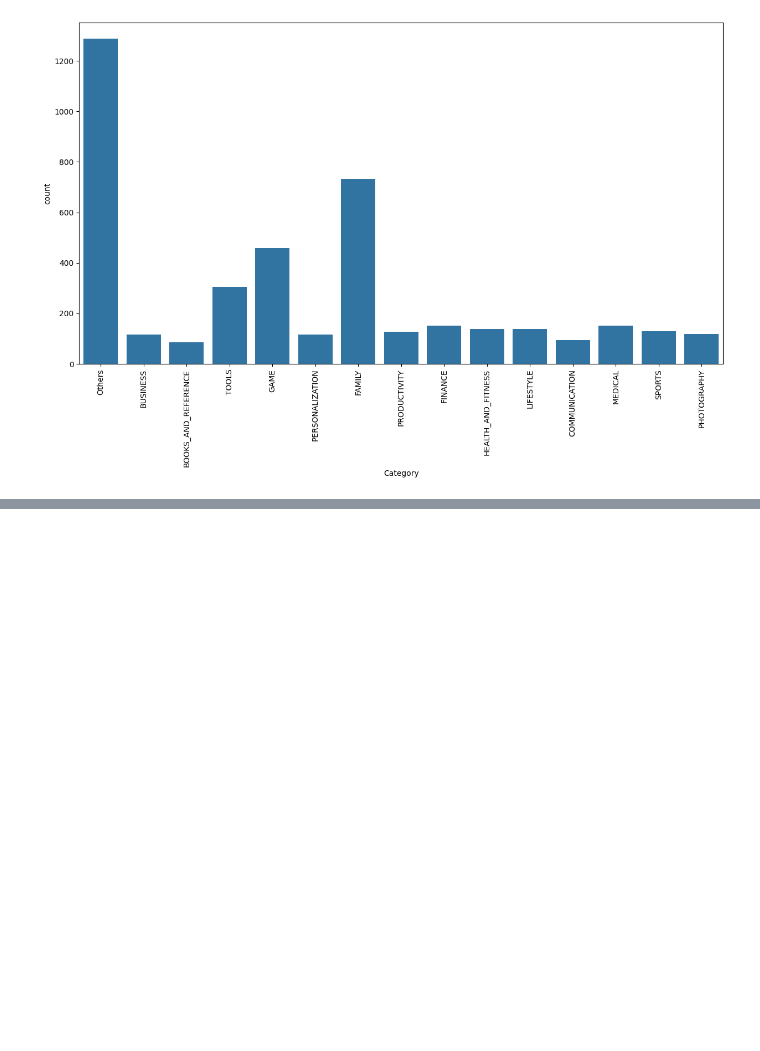
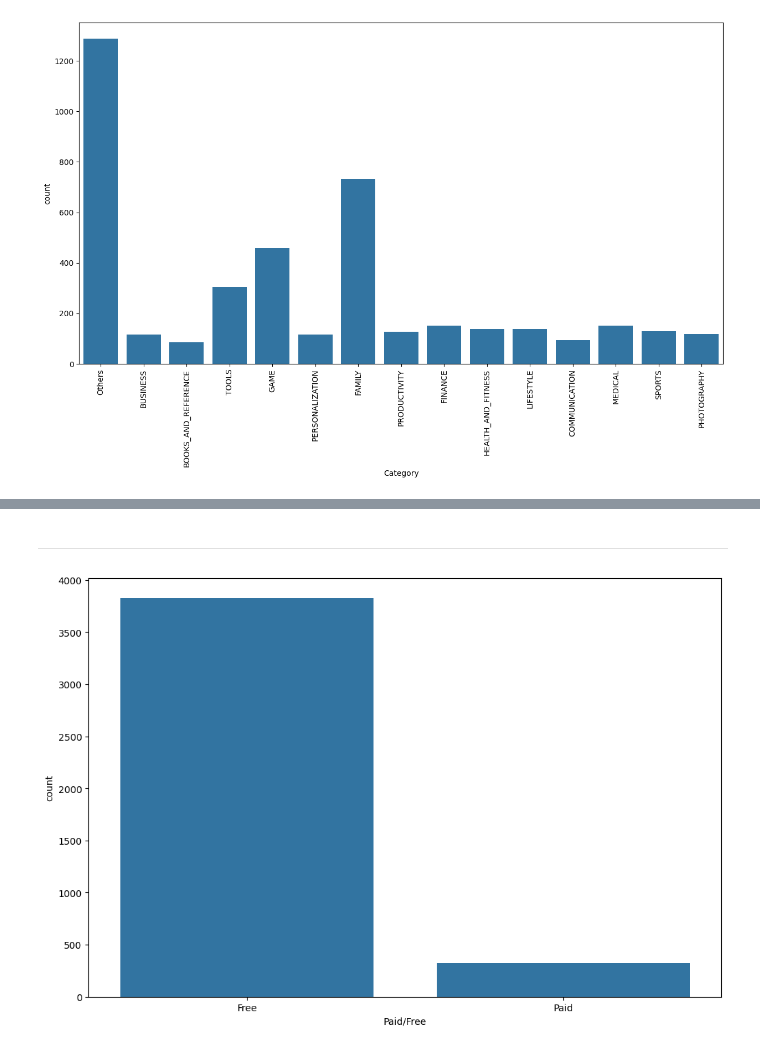
Before and after one commit to HunterKane/University-of-Texas-AI-ML-Projects-, a Jupyter notebook: Practice 1 Google Play Store Case Study - EDA Analysis/Google_Play_Store_Case_Study.ipynb, the cells around one changed output, grey strips where cells are left out. Cells and saved outputs as stored; diff of their text form; code cells hidden in the pictures; blank space fills up the shorter version.

```diff
--- a/Practice 1 Google Play Store Case Study - EDA Analysis/Google_Play_Store_Case_Study.ipynb
+++ b/Practice 1 Google Play Store Case Study - EDA Analysis/Google_Play_Store_Case_Study.ipynb
@@ -324,0 +353,8 @@ plt.xticks(rotation=90);
+# %% [markdown]
+----------------------------------------------------------
+# %%
+# Paid/Free observations
+plt.figure(figsize=(12,8))
+sns.countplot(data = df, x = "Paid/Free");
+# %% [output]
+[figure, added]
```
Also changed, not shown: parts of 6 cells of this notebook.
